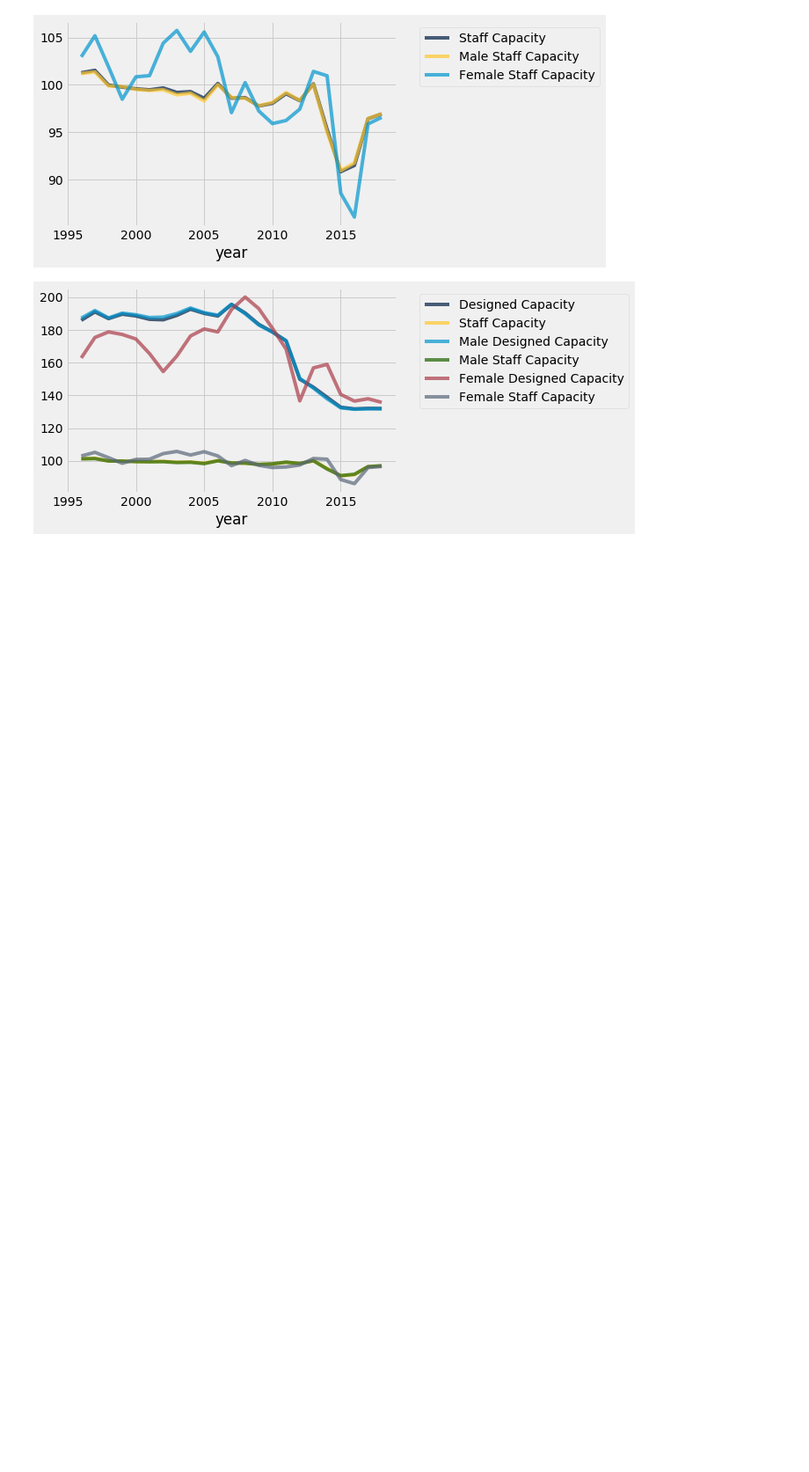
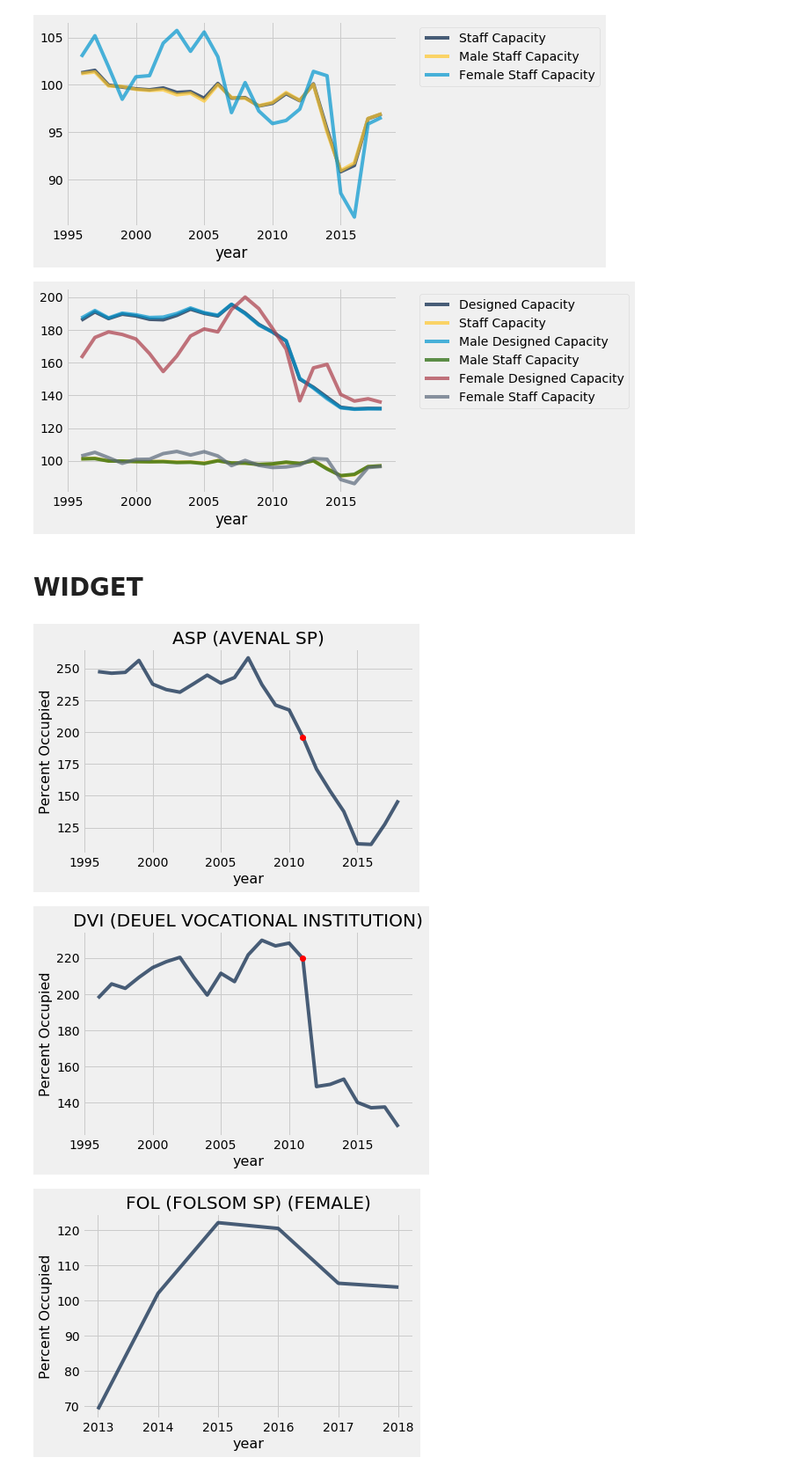
Before and after one commit to ds-modules/ES-21AC-SP19, a Jupyter notebook: incarceration.ipynb, the cells around one changed output. Shown at 88% size. Saved outputs shown, nothing was run; the diff lists cells and outputs as text; code cells hidden in the pictures; blank space fills up the shorter version.

Commit message:
widget attempt
issue: keeps all plots from widget. Does not get rid of old plot when moving to next institution.

```diff
--- a/incarceration.ipynb
+++ b/incarceration.ipynb
@@ -410,3 +413,5 @@ staff_all.plot(0)
 all_joined.plot(0)
 # %% [output]
 [figure]
+# %% [markdown]
+# WIDGET
@@ -412,0 +435,37 @@ all_joined.plot(0)
+# %%
+#populations based off the year rather than month
+grouped = data.group(["institution_name", "year"], sum)
+
+new_percents = grouped.column("total_population sum") / grouped.column("designed_capacity sum") *100
+grouped = grouped.with_column("Percent Occupied", new_percents)
+
+institutions = grouped.group(0).column(0)
+institutions
+
+inp = widgets.IntSlider(
+    value=0,
+    min=0,
+    max=39,
+    step=1,
+    description='Institution:',
+    orientation='horizontal',
+    readout= True,
+    readout_format='d'
+)
+
+def f(inp):
+    inst = grouped.where(0, institutions[inp])
+    inst.plot(1, "Percent Occupied")
+
+    if np.any(inst.column("year") == 2011):
+        point = inst.where("year", 2011).column("Percent Occupied").item(0)
+        plt.plot([2011], [point], 'ro')
+    plt.title(institutions[inp])
+
+out = widgets.interactive_output(f, {'inp': inp})
+widgets.HBox([widgets.VBox([inp]), out])
+#out.clear_output()
+# %% [output]
+[figure, added]
+[figure, added]
+[figure, added]
```
Also changed, not shown: parts of 6 cells of this notebook.
